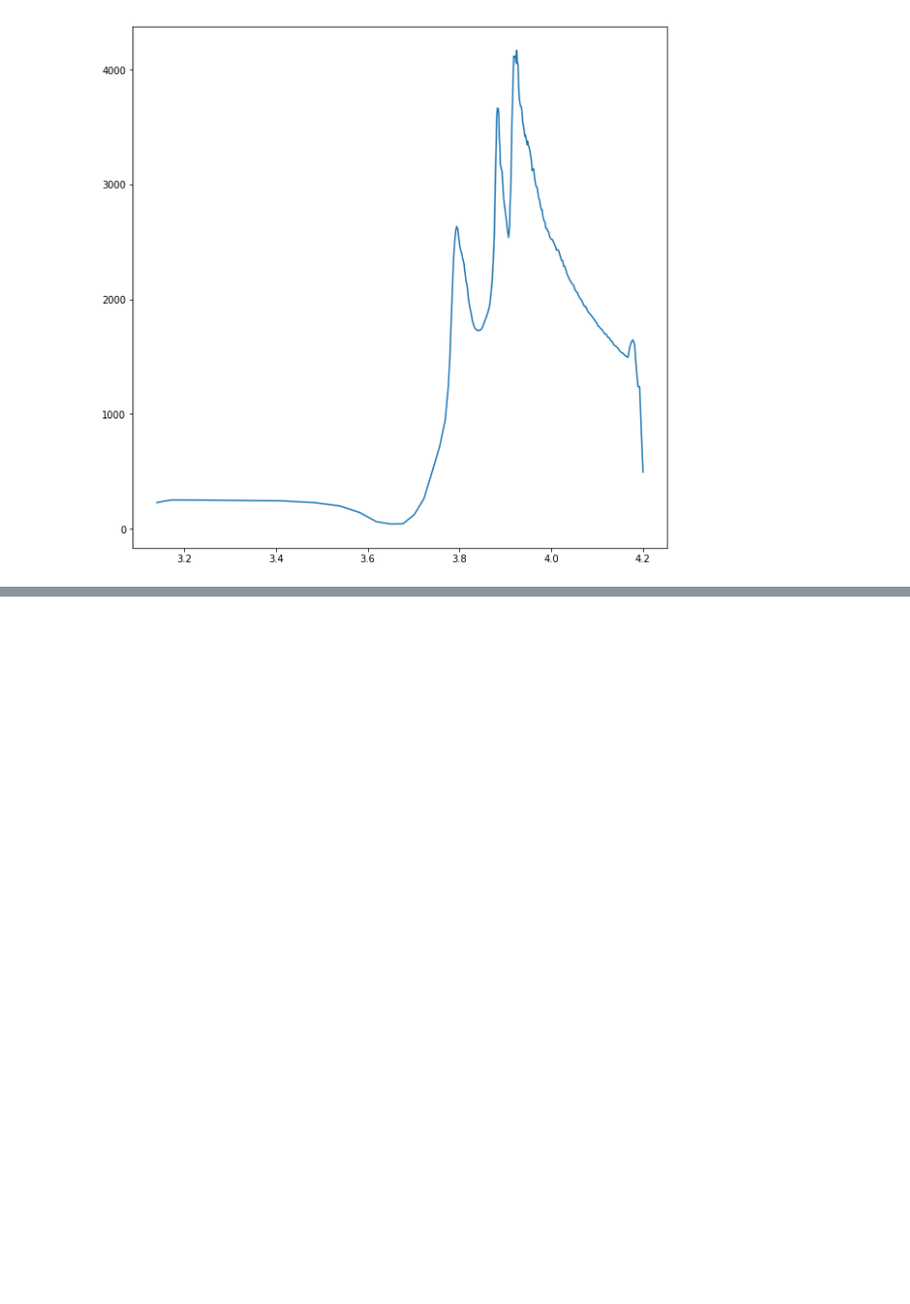
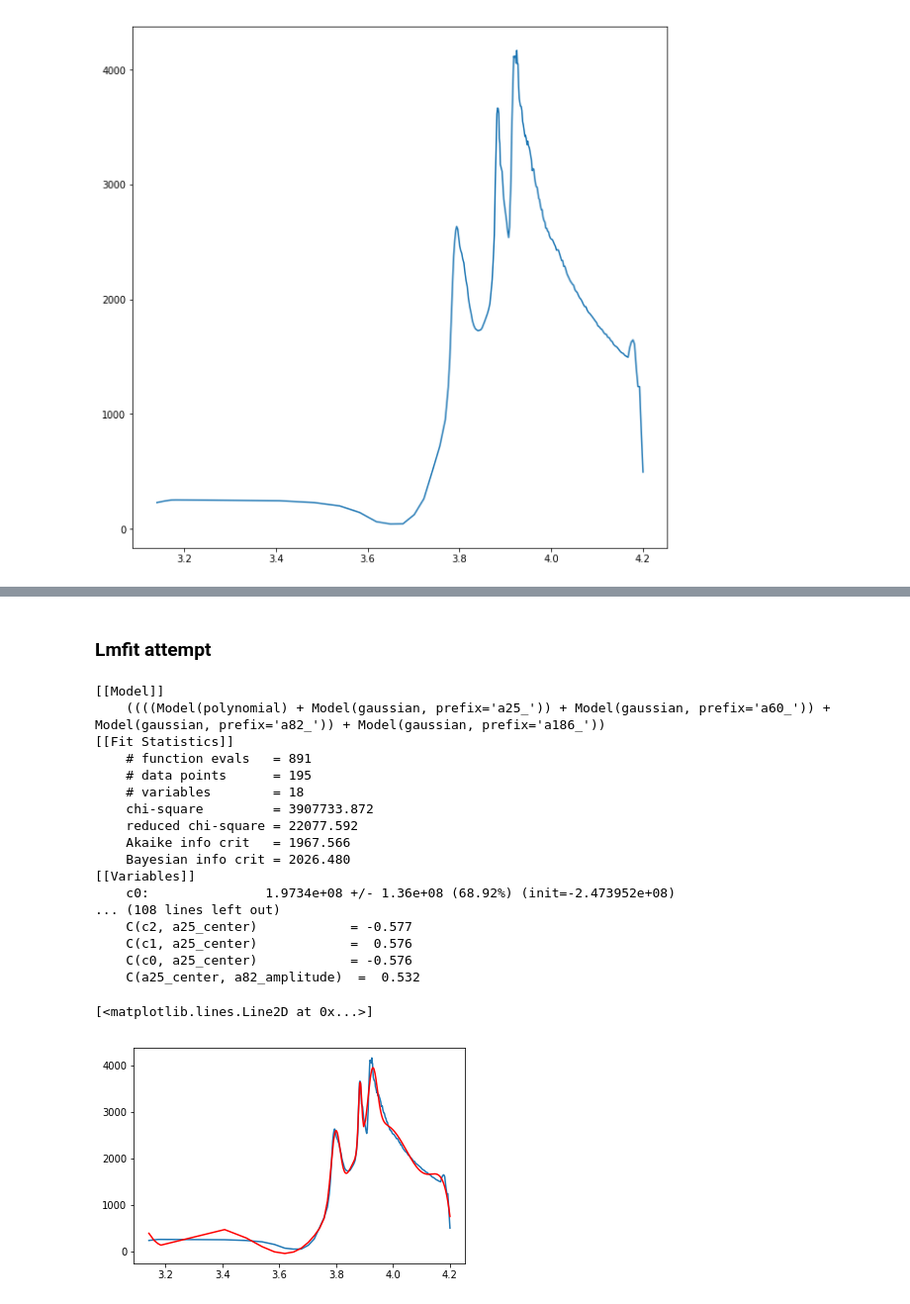
Before and after one commit to nicolet5/DiffCapAnalyzer, a Jupyter notebook: ourproject/MiscFitting.ipynb, the cells around one changed output, grey strips where cells are left out. Shown at 99% size. Saved outputs shown, nothing was run; the diff lists cells and outputs as text; code cells hidden in the pictures; blank space fills up the shorter version.

```diff
--- a/ourproject/MiscFitting.ipynb
+++ b/ourproject/MiscFitting.ipynb
@@ -139,0 +132,51 @@ plt.plot(x, out.best_fit, 'r-')
+# %% [markdown]
+### Lmfit attempt
+# %%
+from lmfit import models
+
+mod = models.PolynomialModel(5)
+par = poly_mod.guess(sigy, x=sigx)
+
+for index in i:
+    pref = str(int(index))
+    comb = 'a' + pref + '_'
+
+    gaus_loop = models.GaussianModel(prefix=comb)
+    par.update(gaus_loop.make_params())
+    cent = 'center'
+    sig = 'sigma'
+    amp = 'amplitude'
+
+    par[comb+cent].set(sigx[index])
+    par[comb+sig].set(0.01)
+    par[comb+amp].set(30)
+
+    mod = mod + gaus_loop
+
+
+model = mod.fit(sigy, par, x=sigx)
+print(model.fit_report(min_correl=0.5))
+
+plt.plot(sigx, sigy)
+#plt.plot(sigx, model.init_fit, 'k--')
+plt.plot(sigx, model.best_fit, 'r-')
+# %% [output]
+[[Model]]
+    ((((Model(polynomial) + Model(gaussian, prefix='a25_')) + Model(gaussian, prefix='a60_')) + Model(gaussian, prefix='a82_')) + Model(gaussian, prefix='a186_'))
+[[Fit Statistics]]
+    # function evals   = 891
+    # data points      = 195
+    # variables        = 18
+    chi-square         = 3907733.872
+    reduced chi-square = 22077.592
+    Akaike info crit   = 1967.566
+    Bayesian info crit = 2026.480
+[[Variables]]
+    c0:               1.9734e+08 +/- 1.36e+08 (68.92%) (init=-2.473952e+08)
+... (108 lines left out)
+    C(c2, a25_center)            = -0.577
+    C(c1, a25_center)            =  0.576
+    C(c0, a25_center)            = -0.576
+    C(a25_center, a82_amplitude)  =  0.532
+[<matplotlib.lines.Line2D at 0x...>]
+[figure, added]
```
Also changed, not shown: parts of 7 cells of this notebook.
